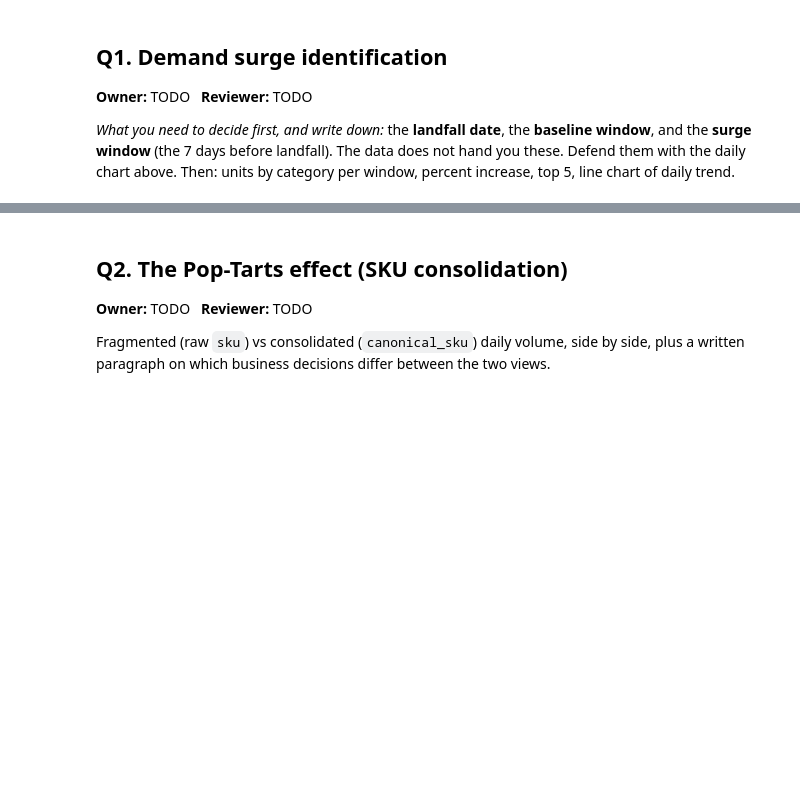
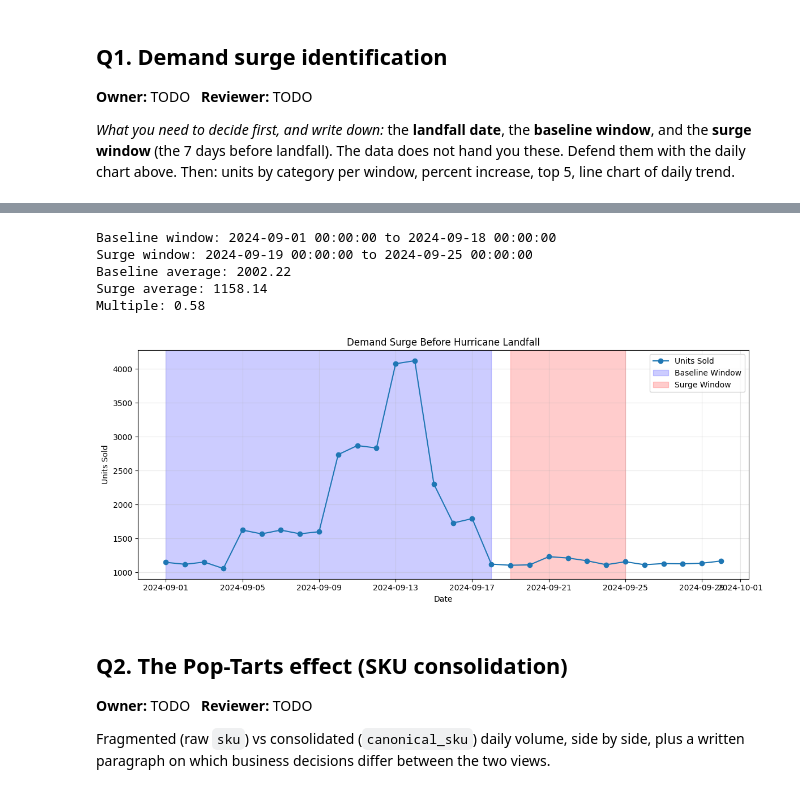
Before and after one commit to amulyasundaresan/Midterm-1, a Jupyter notebook: Notebooks/midterm_combined_notebook_1.ipynb, the cells around one changed output, grey strips where cells are left out. Cells and saved outputs as stored; diff of their text form; code cells hidden in the pictures; blank space fills up the shorter version.

Commit message:
Worked on answering Q1 and Q2, started Q3

```diff
--- a/Notebooks/midterm_combined_notebook_1.ipynb
+++ b/Notebooks/midterm_combined_notebook_1.ipynb
@@ -904,3 +906,51 @@ Then: units by category per window, percent increase, top 5, line chart of daily
+# %%
+# TODO: the numbers
+#Our baseline window are all the days in September before our surge, giving an accurate view of normal numbers for that time of year
+baseline_start = pd.Timestamp('2024-09-01')
+baseline_end = pd.Timestamp ('2024-09-18')
+
+#Our surge window is one week before the hurricane hit on the 24th
+surge_start = pd.Timestamp('2024-09-19')
+surge_end = pd.Timestamp('2024-09-25')
+
+baseline = daily_orders[daily_orders['date'].between(baseline_start, baseline_end)]
+surge = daily_orders[daily_orders['date'].between(surge_start, surge_end)]
+
+baseline_avg = baseline['units'].mean()
+surge_avg = surge['units'].mean()
+
+multiple = surge_avg / baseline_avg
+
+print(f'Baseline window: {baseline_start} to {baseline_end}')
+print(f'Surge window: {surge_start} to {surge_end}')
+print(f'Baseline average: {baseline_avg:.2f}')
+print(f'Surge average: {surge_avg:.2f}')
+print(f'Multiple: {multiple:.2f}')
+# %% [output]
+Baseline window: 2024-09-01 00:00:00 to 2024-09-18 00:00:00
+Surge window: 2024-09-19 00:00:00 to 2024-09-25 00:00:00
+Baseline average: 2002.22
+Surge average: 1158.14
+Multiple: 0.58
+# %%
+# TODO: the chart
+plt.figure(figsize=(12,5))
+
+plt.plot(daily_orders['date'],daily_orders['units'],marker='o',    label='Units Sold')
+
+plt.axvspan(baseline_start,baseline_end,alpha=0.2,color='blue',label='Baseline Window')
+
+plt.axvspan(surge_start, surge_end, alpha=0.2,color='red',label='Surge Window')
+
+plt.title('Demand Surge Before Hurricane Landfall')
+plt.xlabel('Date')
+plt.ylabel('Units Sold')
+plt.legend()
+plt.grid(alpha=0.3)
+plt.tight_layout()
+plt.show()
+# %% [output]
+[figure, added]
 # %% [markdown]
 ## Q2. The Pop-Tarts effect (SKU consolidation)
 **Owner:** TODO &nbsp; **Reviewer:** TODO
```
Also changed, not shown: parts of 8 cells of this notebook.
